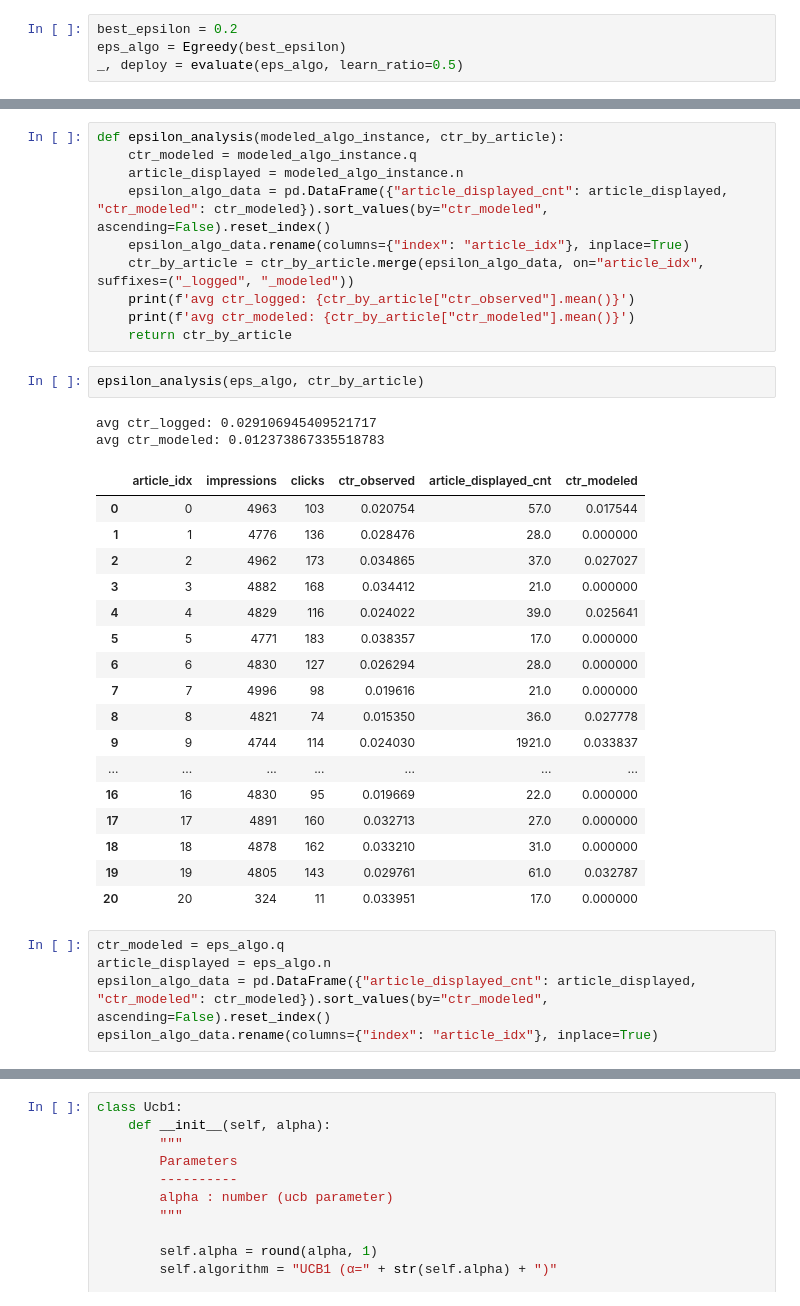
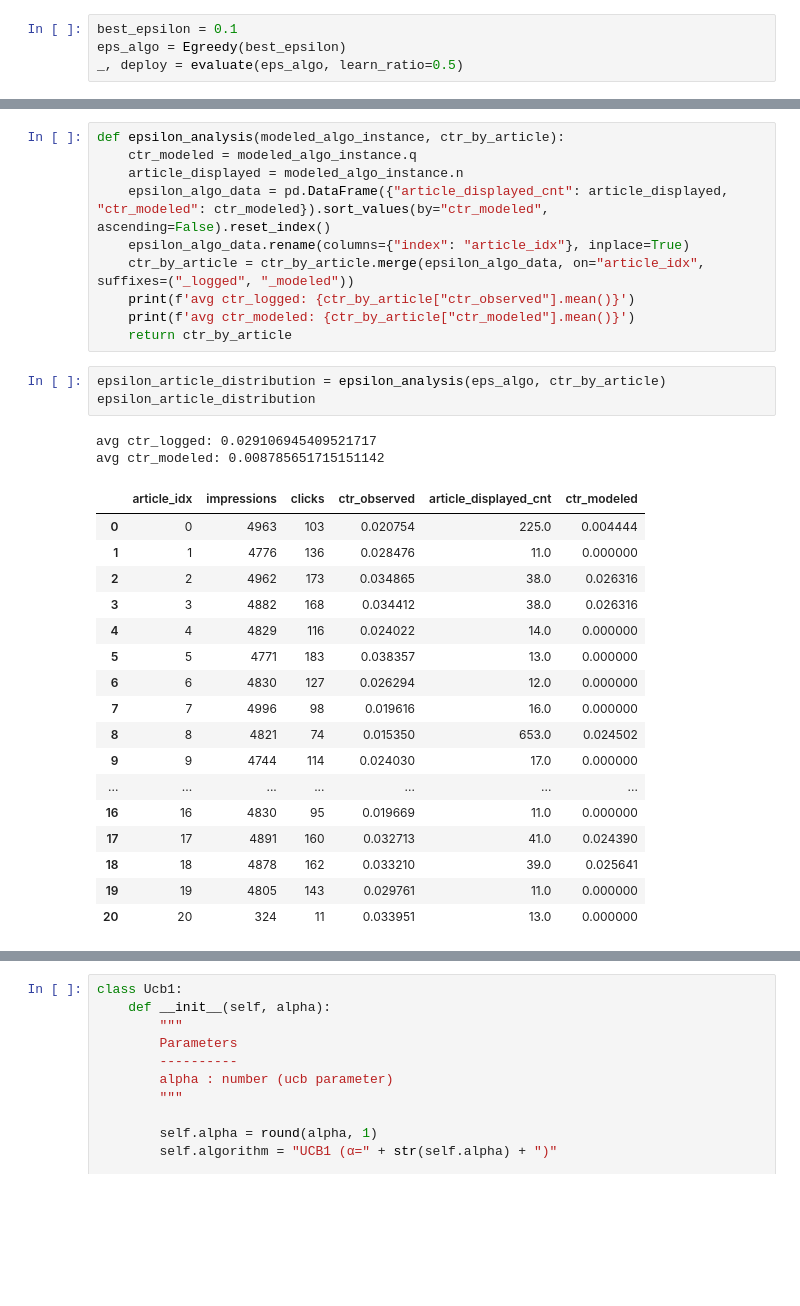
Before and after one commit to ankit-kothari/Data-Science-Journey, a Jupyter notebook: Recommendations/recommendation_kmeans/contextual_bandit.ipynb, the cells around one changed output, grey strips where cells are left out. Cells and saved outputs as stored; diff of their text form; blank space fills up the shorter version.

```diff
--- a/Recommendations/contextual_bandit.ipynb
+++ b/Recommendations/recommendation_kmeans/contextual_bandit.ipynb
@@ -375,5 +377,5 @@ Egreedy (ε=0.8)     0.0279    0.6s
 # %%
-best_epsilon = 0.2
+best_epsilon = 0.1
 eps_algo = Egreedy(best_epsilon)
 _, deploy = evaluate(eps_algo, learn_ratio=0.5)
 # %% [output]
@@ -389,29 +391,25 @@ def epsilon_analysis(modeled_algo_instance, ctr_by_article):
     print(f'avg ctr_modeled: {ctr_by_article["ctr_modeled"].mean()}')
     return ctr_by_article
 # %%
-epsilon_analysis(eps_algo, ctr_by_article)
+epsilon_article_distribution = epsilon_analysis(eps_algo, ctr_by_article)
+epsilon_article_distribution
 # %% [output]
 avg ctr_logged: 0.029106945409521717
-avg ctr_modeled: 0.012373867335518783
+avg ctr_modeled: 0.008785651715151142
 |  | article_idx | impressions | clicks | ctr_observed | article_displayed_cnt | ctr_modeled |
-| 0 | 0 | 4963 | 103 | 0.020754 | 57.0 | 0.017544 |
-| 1 | 1 | 4776 | 136 | 0.028476 | 28.0 | 0.000000 |
-| 2 | 2 | 4962 | 173 | 0.034865 | 37.0 | 0.027027 |
-| 3 | 3 | 4882 | 168 | 0.034412 | 21.0 | 0.000000 |
-| 4 | 4 | 4829 | 116 | 0.024022 | 39.0 | 0.025641 |
-| 5 | 5 | 4771 | 183 | 0.038357 | 17.0 | 0.000000 |
-| 6 | 6 | 4830 | 127 | 0.026294 | 28.0 | 0.000000 |
-| 7 | 7 | 4996 | 98 | 0.019616 | 21.0 | 0.000000 |
-| 8 | 8 | 4821 | 74 | 0.015350 | 36.0 | 0.027778 |
-| 9 | 9 | 4744 | 114 | 0.024030 | 1921.0 | 0.033837 |
+| 0 | 0 | 4963 | 103 | 0.020754 | 225.0 | 0.004444 |
+| 1 | 1 | 4776 | 136 | 0.028476 | 11.0 | 0.000000 |
+| 2 | 2 | 4962 | 173 | 0.034865 | 38.0 | 0.026316 |
+| 3 | 3 | 4882 | 168 | 0.034412 | 38.0 | 0.026316 |
+| 4 | 4 | 4829 | 116 | 0.024022 | 14.0 | 0.000000 |
+| 5 | 5 | 4771 | 183 | 0.038357 | 13.0 | 0.000000 |
+| 6 | 6 | 4830 | 127 | 0.026294 | 12.0 | 0.000000 |
+| 7 | 7 | 4996 | 98 | 0.019616 | 16.0 | 0.000000 |
+| 8 | 8 | 4821 | 74 | 0.015350 | 653.0 | 0.024502 |
+| 9 | 9 | 4744 | 114 | 0.024030 | 17.0 | 0.000000 |
 | ... | ... | ... | ... | ... | ... | ... |
-| 16 | 16 | 4830 | 95 | 0.019669 | 22.0 | 0.000000 |
-| 17 | 17 | 4891 | 160 | 0.032713 | 27.0 | 0.000000 |
-| 18 | 18 | 4878 | 162 | 0.033210 | 31.0 | 0.000000 |
-| 19 | 19 | 4805 | 143 | 0.029761 | 61.0 | 0.032787 |
-| 20 | 20 | 324 | 11 | 0.033951 | 17.0 | 0.000000 |
+| 16 | 16 | 4830 | 95 | 0.019669 | 11.0 | 0.000000 |
+| 17 | 17 | 4891 | 160 | 0.032713 | 41.0 | 0.024390 |
+| 18 | 18 | 4878 | 162 | 0.033210 | 39.0 | 0.025641 |
+| 19 | 19 | 4805 | 143 | 0.029761 | 11.0 | 0.000000 |
+| 20 | 20 | 324 | 11 | 0.033951 | 13.0 | 0.000000 |
-# %%
-ctr_modeled = eps_algo.q
-article_displayed = eps_algo.n
-epsilon_algo_data = pd.DataFrame({"article_displayed_cnt": article_displayed, "ctr_modeled": ctr_modeled}).sort_values(by="ctr_modeled", ascending=False).reset_index()
-epsilon_algo_data.rename(columns={"index": "article_idx"}, inplace=True)
```
Also changed, not shown: parts of 23 cells of this notebook.
